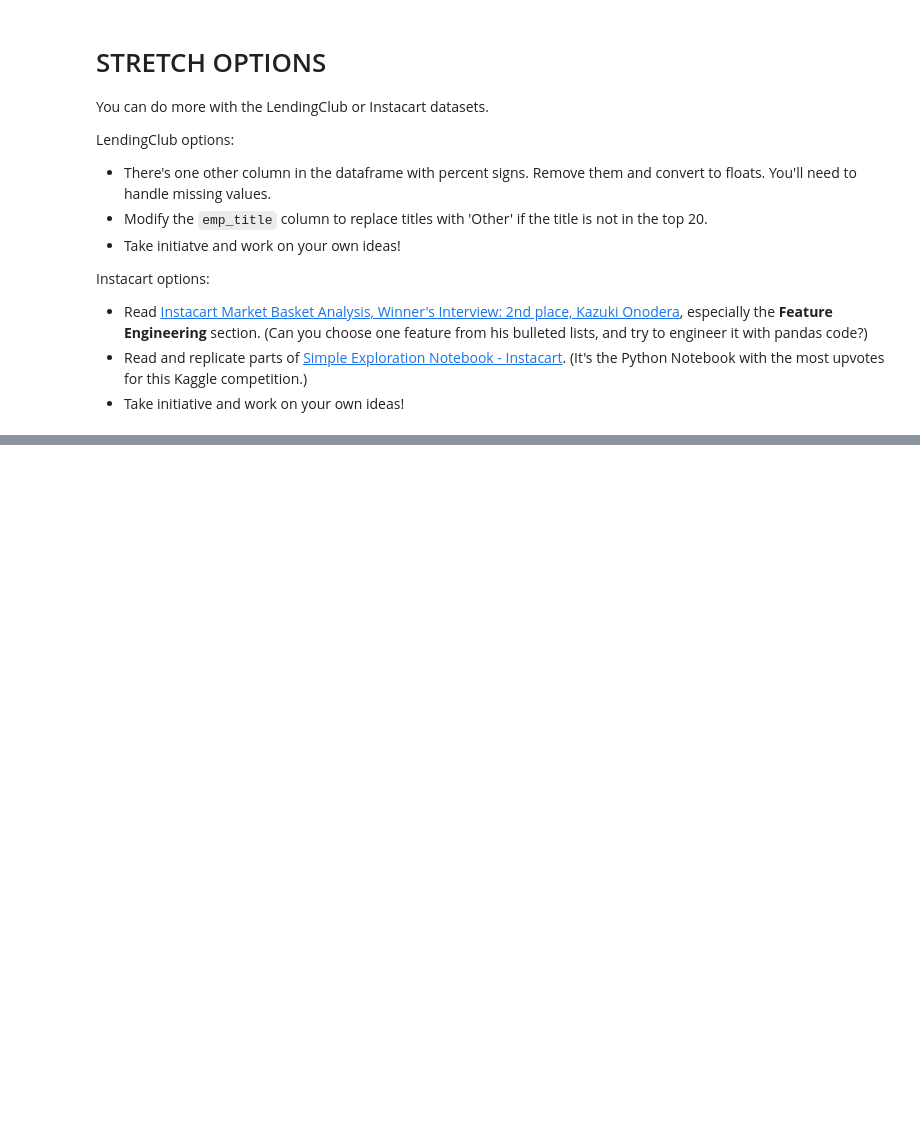
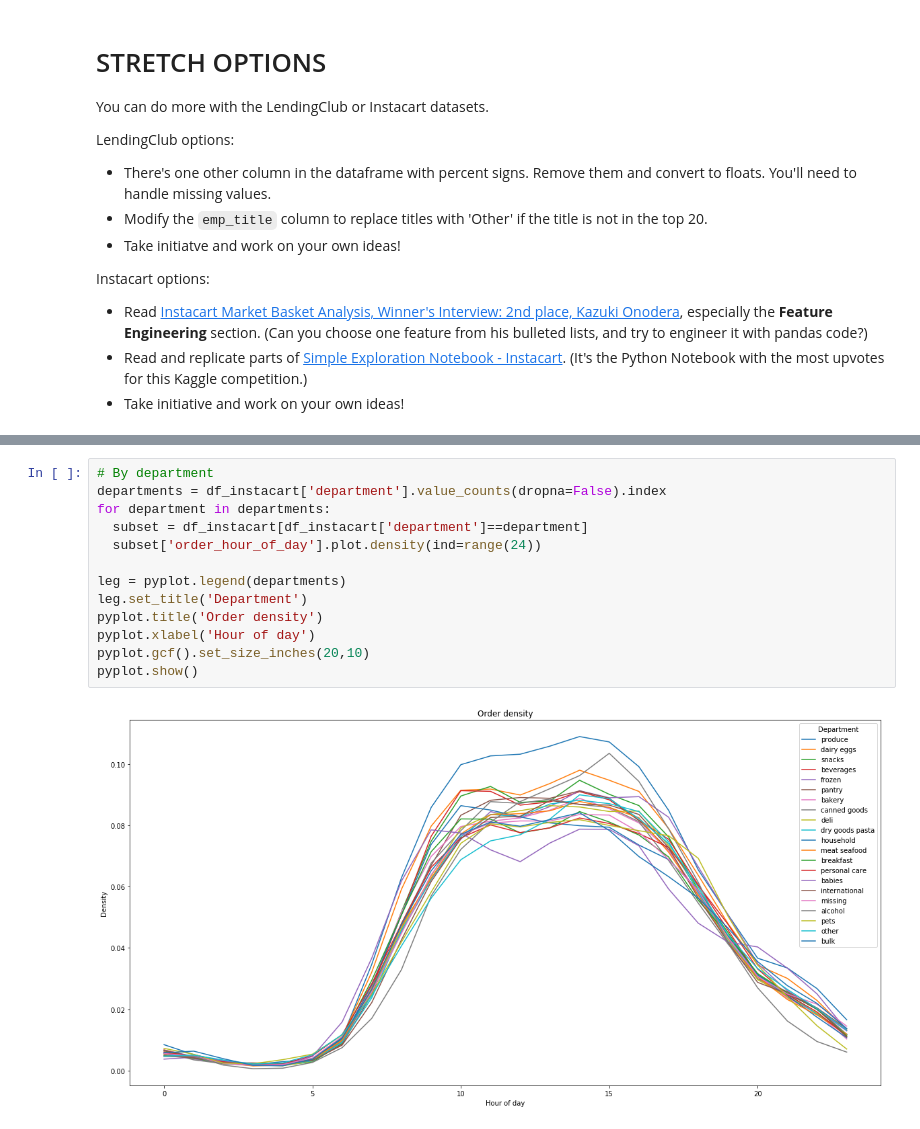
Before and after one commit to bloominstituteoftechnology/DS-Unit-1-Sprint-1-Dealing-With-Data, a Jupyter notebook: module4-makefeatures/LS_DS_114_Make_Features_Assignment.ipynb, the cells around one changed output, grey strips where cells are left out. Drawn from its saved outputs; the diff is of its cells as text; blank space fills up the shorter version.

```diff
--- a/module4-makefeatures/LS_DS_114_Make_Features_Assignment.ipynb
+++ b/module4-makefeatures/LS_DS_114_Make_Features_Assignment.ipynb
@@ -490,0 +709,15 @@ Instacart options:
+# %%
+# By department
+departments = df_instacart['department'].value_counts(dropna=False).index
+for department in departments:
+  subset = df_instacart[df_instacart['department']==department]
+  subset['order_hour_of_day'].plot.density(ind=range(24))
+
+leg = pyplot.legend(departments)
+leg.set_title('Department')
+pyplot.title('Order density')
+pyplot.xlabel('Hour of day')
+pyplot.gcf().set_size_inches(20,10)
+pyplot.show()
+# %% [output]
+[figure, added]
```
Also changed, not shown: parts of 19 cells of this notebook.
